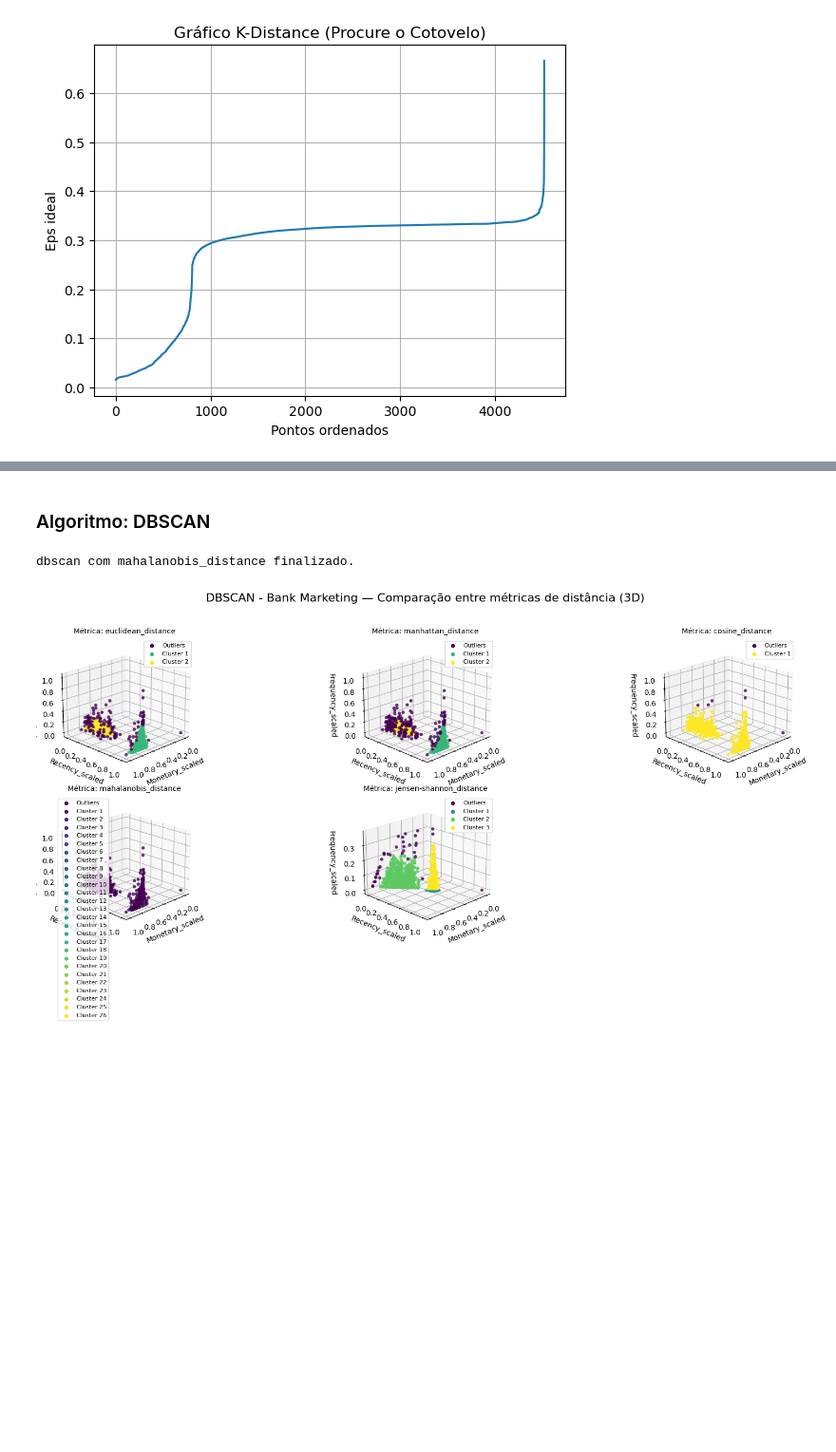
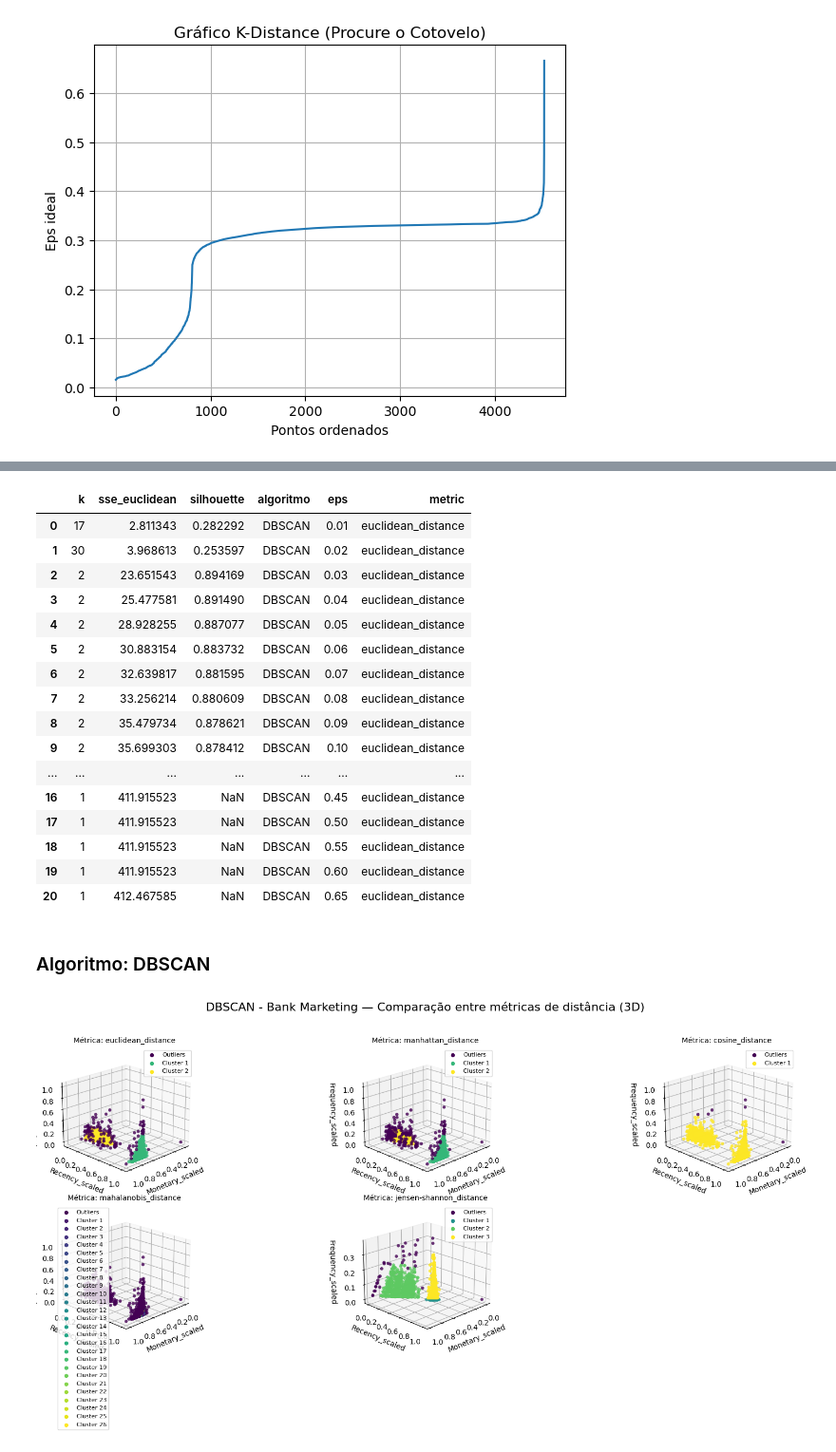
Before and after one commit to JaneOliveira/clustering-client-segmentation-tcc, a Jupyter notebook: notebooks/ExperimentoDatasetBankMarketing.ipynb, the cells around one changed output, grey strips where cells are left out. Shown at 95% size. Cells and saved outputs as stored; diff of their text form; code cells hidden in the pictures; blank space fills up the shorter version.

```diff
--- a/notebooks/ExperimentoDatasetBankMarketing.ipynb
+++ b/notebooks/ExperimentoDatasetBankMarketing.ipynb
@@ -816,3 +834,24 @@ for ep in eps:
+# %%
+results_eps_df = pd.DataFrame(results_eps)
+results_eps_df
+# %% [output]
+|  | k | sse_euclidean | silhouette | algoritmo | eps | metric |
+| 0 | 17 | 2.811343 | 0.282292 | DBSCAN | 0.01 | euclidean_distance |
+| 1 | 30 | 3.968613 | 0.253597 | DBSCAN | 0.02 | euclidean_distance |
+| 2 | 2 | 23.651543 | 0.894169 | DBSCAN | 0.03 | euclidean_distance |
+| 3 | 2 | 25.477581 | 0.891490 | DBSCAN | 0.04 | euclidean_distance |
+| 4 | 2 | 28.928255 | 0.887077 | DBSCAN | 0.05 | euclidean_distance |
+| 5 | 2 | 30.883154 | 0.883732 | DBSCAN | 0.06 | euclidean_distance |
+| 6 | 2 | 32.639817 | 0.881595 | DBSCAN | 0.07 | euclidean_distance |
+| 7 | 2 | 33.256214 | 0.880609 | DBSCAN | 0.08 | euclidean_distance |
+| 8 | 2 | 35.479734 | 0.878621 | DBSCAN | 0.09 | euclidean_distance |
+| 9 | 2 | 35.699303 | 0.878412 | DBSCAN | 0.10 | euclidean_distance |
+| ... | ... | ... | ... | ... | ... | ... |
+| 16 | 1 | 411.915523 | NaN | DBSCAN | 0.45 | euclidean_distance |
+| 17 | 1 | 411.915523 | NaN | DBSCAN | 0.50 | euclidean_distance |
+| 18 | 1 | 411.915523 | NaN | DBSCAN | 0.55 | euclidean_distance |
+| 19 | 1 | 411.915523 | NaN | DBSCAN | 0.60 | euclidean_distance |
+| 20 | 1 | 412.467585 | NaN | DBSCAN | 0.65 | euclidean_distance |
 # %%
 results_dbscan = []
 plots_dbscan = {}
@@ -843,7 +882,7 @@ for metric_name in metrics:
             "model": dbscan
         }
     else:
-        dbscan = DBSCAN(eps=0.023, min_samples=10, metric=metric_name)
+        dbscan = DBSCAN(eps=0.03, min_samples=10, metric=metric_name)
         t0 = time()
         dbscan.fit(X)
         runtime_dbscan = time() - t0
@@ -865,8 +904,6 @@ for metric_name in metrics:
         }
 
     print(f"dbscan com {metric_name} finalizado.")
-# %% [output]
-dbscan com mahalanobis_distance finalizado.
 # %%
 plot_algorithm_all_metrics_3d(plot_dict=plots_dbscan, algorithm_name="DBSCAN - Bank Marketing", x_index=2, y_index=0, z_index=1,
     n_cols=3, figsize=(18, 8), feature_names=['Recency_scaled', 'Frequency_scaled', 'Monetary_scaled'], elev=20, azim=45,
```
Also changed, not shown: parts of 2 cells of this notebook, 1 other file.
